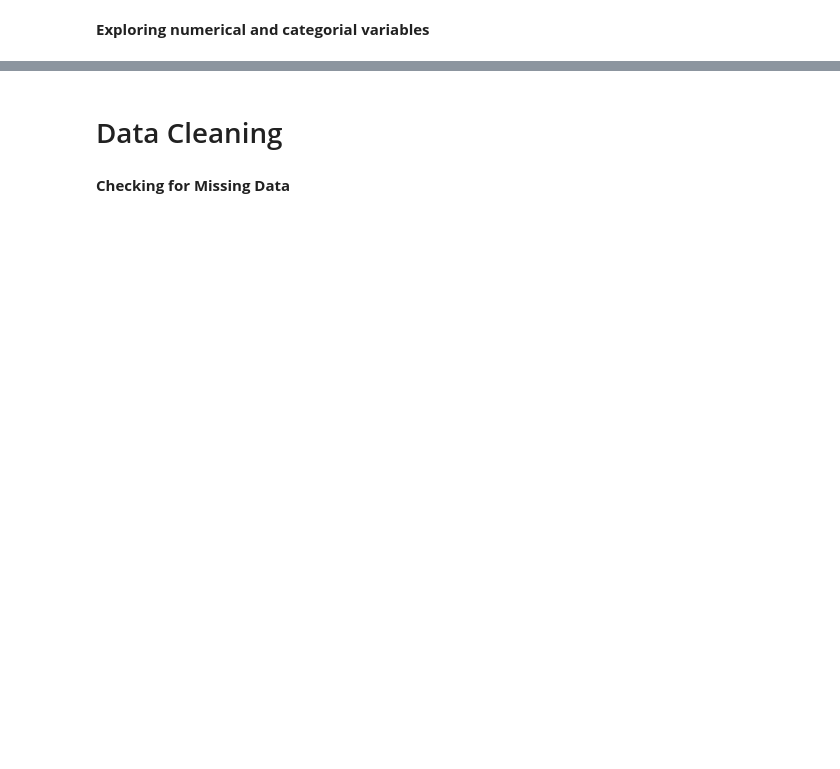
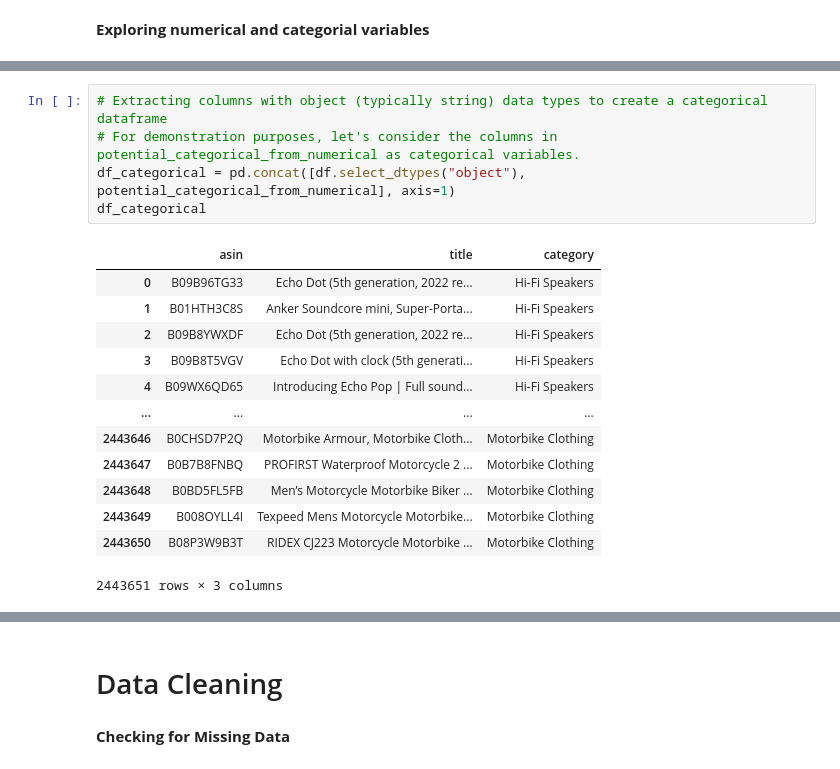
Before and after one commit to SheryllD/lab-eda-univariate, a Jupyter notebook: solution.ipynb, the cells around one changed output, grey strips where cells are left out. Cells and saved outputs as stored; diff of their text form; blank space fills up the shorter version.

```diff
--- a/solution.ipynb
+++ b/solution.ipynb
@@ -34,0 +135,19 @@ Exploring the following:
+# %%
+# Extracting columns with object (typically string) data types to create a categorical dataframe
+# For demonstration purposes, let's consider the columns in potential_categorical_from_numerical as categorical variables.
+df_categorical = pd.concat([df.select_dtypes("object"), potential_categorical_from_numerical], axis=1)
+df_categorical
+# %% [output]
+|  | asin | title | category |
+| 0 | B09B96TG33 | Echo Dot (5th generation, 2022 re... | Hi-Fi Speakers |
+| 1 | B01HTH3C8S | Anker Soundcore mini, Super-Porta... | Hi-Fi Speakers |
+| 2 | B09B8YWXDF | Echo Dot (5th generation, 2022 re... | Hi-Fi Speakers |
+| 3 | B09B8T5VGV | Echo Dot with clock (5th generati... | Hi-Fi Speakers |
+| 4 | B09WX6QD65 | Introducing Echo Pop | Full sound... | Hi-Fi Speakers |
+| ... | ... | ... | ... |
+| 2443646 | B0CHSD7P2Q | Motorbike Armour, Motorbike Cloth... | Motorbike Clothing |
+| 2443647 | B0B7B8FNBQ | PROFIRST Waterproof Motorcycle 2 ... | Motorbike Clothing |
+| 2443648 | B0BD5FL5FB | Men’s Motorcycle Motorbike Biker ... | Motorbike Clothing |
+| 2443649 | B008OYLL4I | Texpeed Mens Motorcycle Motorbike... | Motorbike Clothing |
+| 2443650 | B08P3W9B3T | RIDEX CJ223 Motorcycle Motorbike ... | Motorbike Clothing |
+2443651 rows × 3 columns
```
Also changed, not shown: parts of 35 cells of this notebook.
